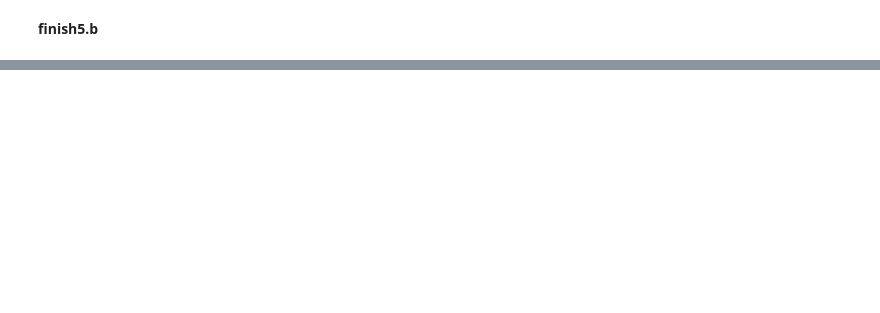
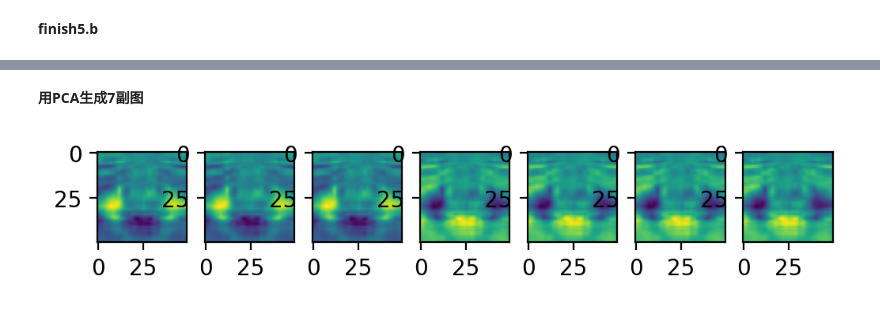
Before and after one commit to Francis-Buger/02458_project, a Jupyter notebook: cognitive_modeling.ipynb, the cells around one changed output, grey strips where cells are left out. Saved outputs shown, nothing was run; the diff lists cells and outputs as text; code cells hidden in the pictures; blank space fills up the shorter version.

```diff
--- a/cognitive_modeling.ipynb
+++ b/cognitive_modeling.ipynb
@@ -450,0 +621,75 @@ torch.Size([10, 2500])
+# %% [markdown]
+**用PCA生成7副图**
+# %%
+# PCA
+
+# Vectorization
+vec_smile = all_smile
+vec_not_smile = all_not_smile
+
+# mean_img
+# mean_smile and mean_not_smile
+
+U_s,S_s,V_s = linalg.svd(mean_smile,full_matrices=False)
+V_s = V_s.T
+# Compute variance explained by principal components
+rho_s = (S_s*S_s) / (S_s*S_s).sum()
+# Project data onto principal component space
+Z_s = mean_smile @ V_s
+
+# # Plot variance explained
+# threshold = 0.9
+# plt.figure(figsize=(5,5))
+# plt.plot(range(1,len(rho_s)+1),rho_s,'-')                  # 绘制各在成分上投影的方差
+# plt.plot(range(1,len(rho_s)+1),np.cumsum(rho_s),'-')       # 绘制各成分累加的可解释变异或课解释方差
+# plt.plot([1,len(rho_s)],[threshold, threshold],'-')     # 绘制压缩要求阈值
+# plt.title('Variance explained in Smile')
+# plt.xlabel('Principal component')
+# plt.ylabel('Variance explained')
+# plt.legend(['Individual','Cumulative','Threshold'])
+# plt.grid()
+# plt.show()
+
+U_ns,S_ns,V_ns = linalg.svd(mean_not_smile,full_matrices=False)
+V_ns = V_ns.T
+# Compute variance explained by principal components
+rho_ns = (S_ns*S_ns) / (S_ns*S_ns).sum()
+# Project data onto principal component space
+Z_ns = mean_not_smile @ V_ns
+
+# # Plot variance explained
+# threshold = 0.9
+# plt.figure(figsize=(5,5))
+# plt.plot(range(1,len(rho_ns)+1),rho_ns,'-')                  # 绘制各在成分上投影的方差
+# plt.plot(range(1,len(rho_ns)+1),np.cumsum(rho_ns),'-')       # 绘制各成分累加的可解释变异或课解释方差
+# plt.plot([1,len(rho_ns)],[threshold, threshold],'-')     # 绘制压缩要求阈值
+# plt.title('Variance explained in Not Smile')
+# plt.xlabel('Principal component')
+# plt.ylabel('Variance explained')
+# plt.legend(['Individual','Cumulative','Threshold'])
+# plt.grid()
+# plt.show()
+
+smile_feature_num = 5
+not_smile_feature_num = 5
+
+Z_s = mean_smile @ V_s
+Z_ns = mean_not_smile @ V_ns
+
+deconstruction_smile = Z_s[:,range(smile_feature_num)] @ V_s[:,range(smile_feature_num)].T
+deconstruction_not_smile = Z_ns[:,range(not_smile_feature_num)] @ V_ns[:,range(not_smile_feature_num)].T
+
+# plt.figure(figsize=(1,1))
+# plt.imshow(deconstruction_smile)
+# plt.figure(figsize=(1,1))
+# plt.imshow(deconstruction_not_smile)
+
+pho_nums = 7
+diff_pca_img = (deconstruction_not_smile - deconstruction_smile) / pho_nums
+plt.figure()
+for i in range(pho_nums):
+    plt.subplot(1,pho_nums,i+1)
+    tmp_img = deconstruction_not_smile - diff_pca_img * i
+    plt.imshow(tmp_img)
+# %% [output]
+[figure, added]
```
Also changed, not shown: parts of 15 cells of this notebook, 1 other file.
